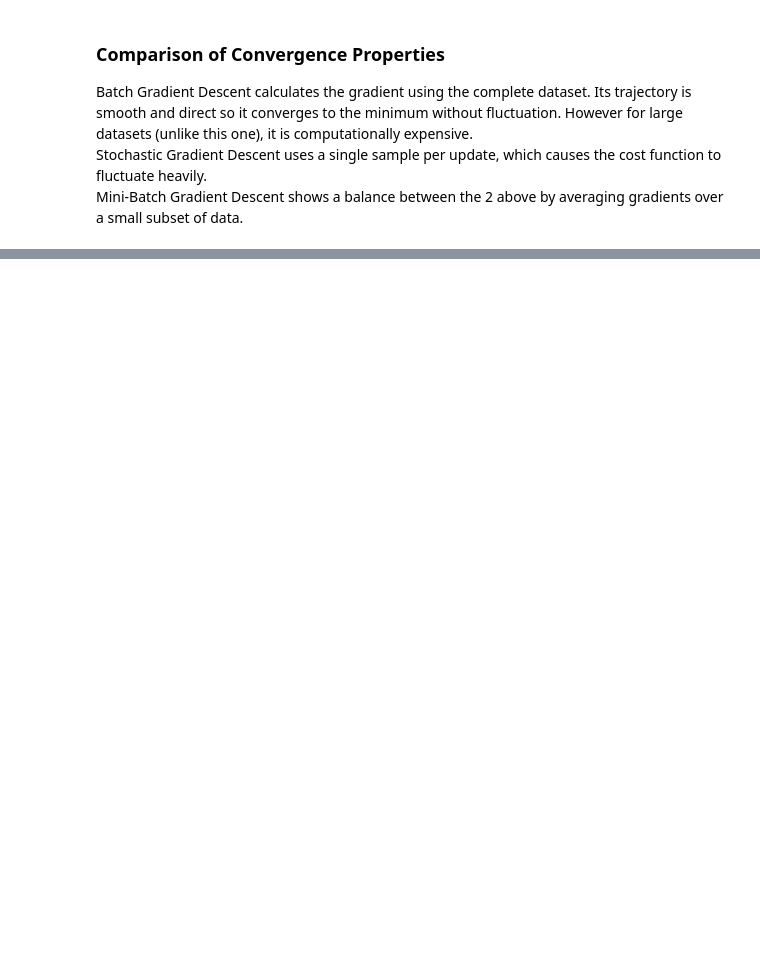
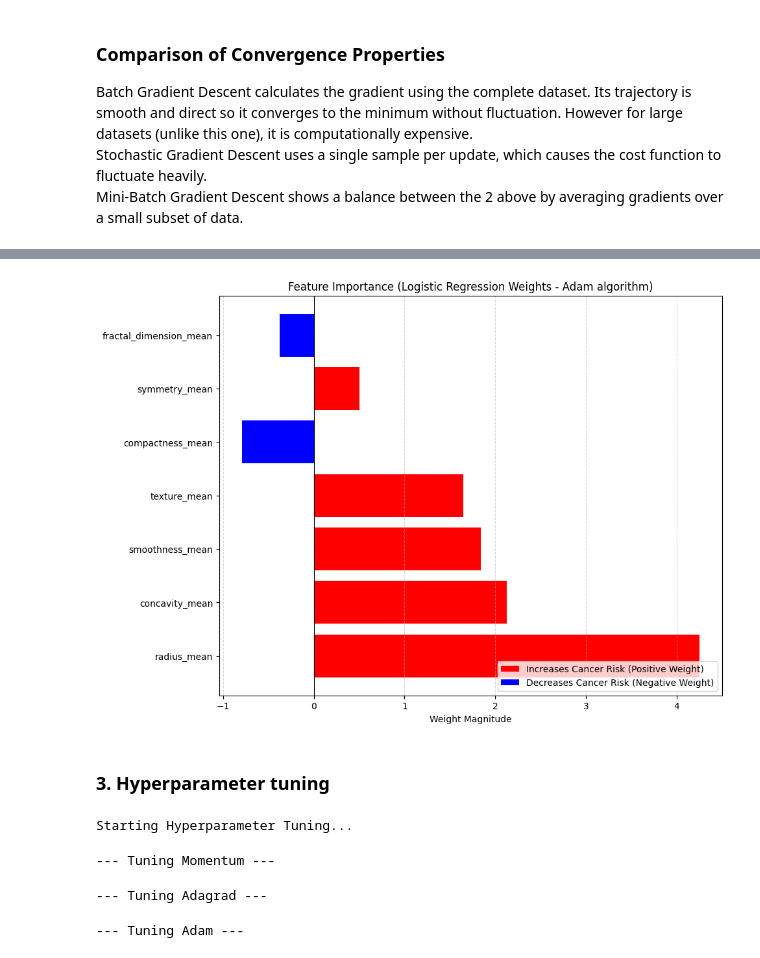
Before and after one commit to Youssef-Chip/ml_applications, a Jupyter notebook: hw1.ipynb, the cells around one changed output, grey strips where cells are left out. Drawn from its saved outputs; the diff is of its cells as text; code cells hidden in the pictures; blank space fills up the shorter version.

```diff
--- a/hw1.ipynb
+++ b/hw1.ipynb
@@ -557,0 +804,11 @@ Mini-Batch Gradient Descent shows a balance between the 2 above by averaging gra
+# %%
+feature_names = X.columns
+feature_weights = w_adam[1:].flatten()
+
+importance_df = pd.DataFrame({
+    'Feature': feature_names,
+    'Weight': feature_weights,
+    'Abs_Weight': np.abs(feature_weights) # for sorting
+})
+importance_df = importance_df.sort_values(by='Abs_Weight', ascending=False)
+importance_df
@@ -557,0 +824,21 @@ Mini-Batch Gradient Descent shows a balance between the 2 above by averaging gra
+# %%
+plt.figure(figsize=(10, 8))
+
+colors = ['red' if x > 0 else 'blue' for x in importance_df['Weight']]
+
+plt.barh(importance_df['Feature'], importance_df['Weight'], color=colors)
+
+plt.xlabel('Weight Magnitude')
+plt.title('Feature Importance (Logistic Regression Weights - Adam algorithm)')
+plt.axvline(x=0, color='black', linestyle='-', linewidth=0.8)
+plt.grid(axis='x', linestyle='--', alpha=0.5)
+
+legend_elements = [Patch(facecolor='red', label='Increases Cancer Risk (Positive Weight)'),
+                   Patch(facecolor='blue', label='Decreases Cancer Risk (Negative Weight)')]
+plt.legend(handles=legend_elements, loc='lower right')
+
+plt.show()
+# %% [output]
+[figure, added]
+# %% [markdown]
+### 3. Hyperparameter tuning
@@ -557,0 +851,42 @@ Mini-Batch Gradient Descent shows a balance between the 2 above by averaging gra
+# %%
+tuning_results = []
+print("Starting Hyperparameter Tuning...\n")
+# %% [output]
+Starting Hyperparameter Tuning...
+# %%
+print("--- Tuning Momentum ---")
+for lr in learning_rates:
+    for g in gammas:
+        w, _ = logistic_regression_momentum(
+            X_train, y_train, learning_rate=lr, gamma=g)
+        label = f"Momentum (lr={lr}, gamma={g})"
+        metrics = evaluate_model(w, X_test, y_test, label)
+        tuning_results.append(metrics)
+# %% [output]
+--- Tuning Momentum ---
+# %%
+print("\n--- Tuning Adagrad ---")
+for lr in learning_rates:
+    # Train
+    w, _ = logistic_regression_adagrad(
+        X_train, y_train, learning_rate=lr)
+    # Evaluate
+    label = f"Adagrad (lr={lr})"
+    metrics = evaluate_model(w, X_test, y_test, label)
+    tuning_results.append(metrics)
+# %% [output]
+--- Tuning Adagrad ---
+# %%
+print("\n--- Tuning Adam ---")
+for lr in learning_rates:
+    for b1 in beta1s:
+        for b2 in beta2s:
+            # Train
+            w, _ = logistic_regression_adam(
+                X_train, y_train, learning_rate=lr, beta1=b1, beta2=b2)
+            # Evaluate
+            label = f"Adam (lr={lr}, b1={b1}, b2={b2})"
+            metrics = evaluate_model(w, X_test, y_test, label)
+            tuning_results.append(metrics)
+# %% [output]
+--- Tuning Adam ---
```
Also changed, not shown: parts of 22 cells of this notebook.
